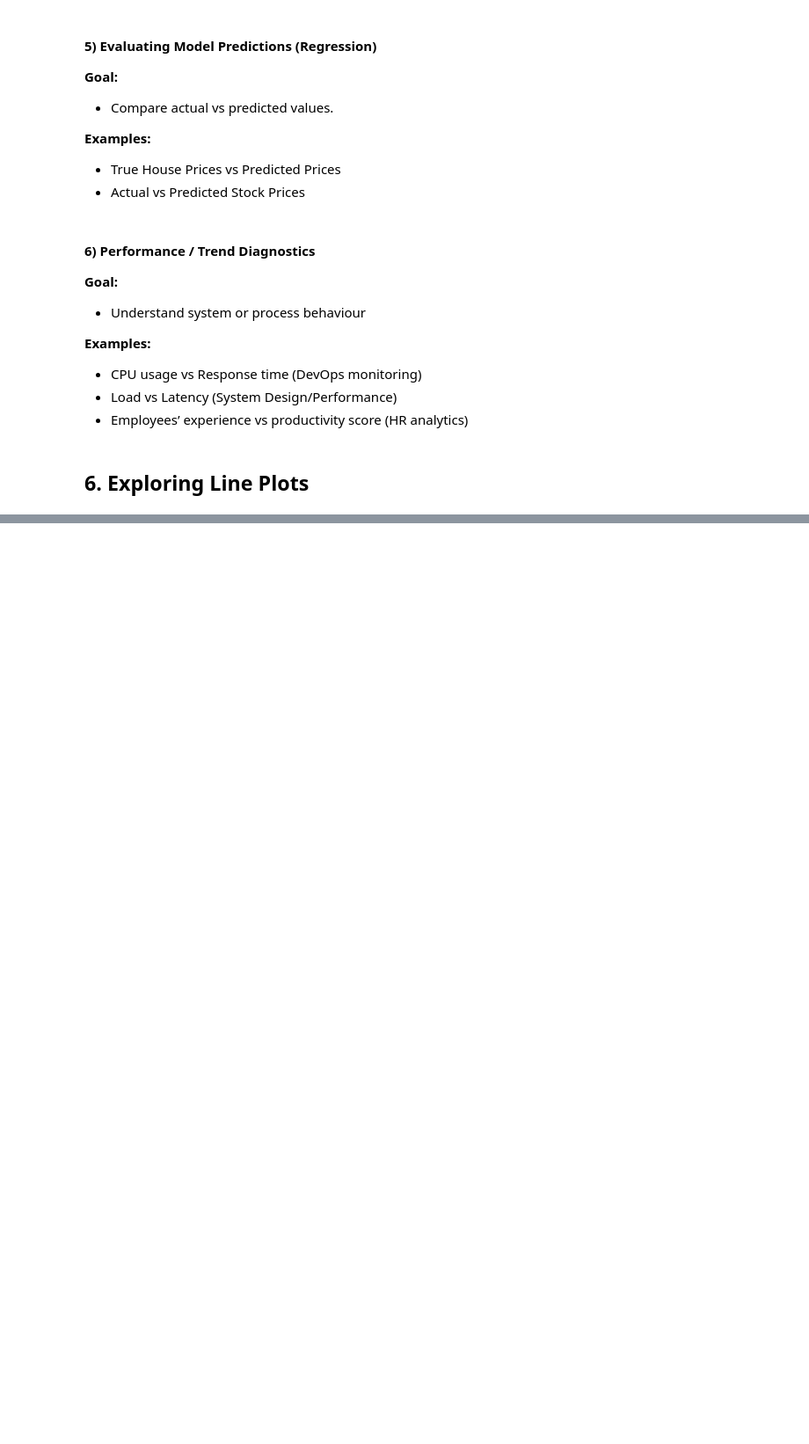
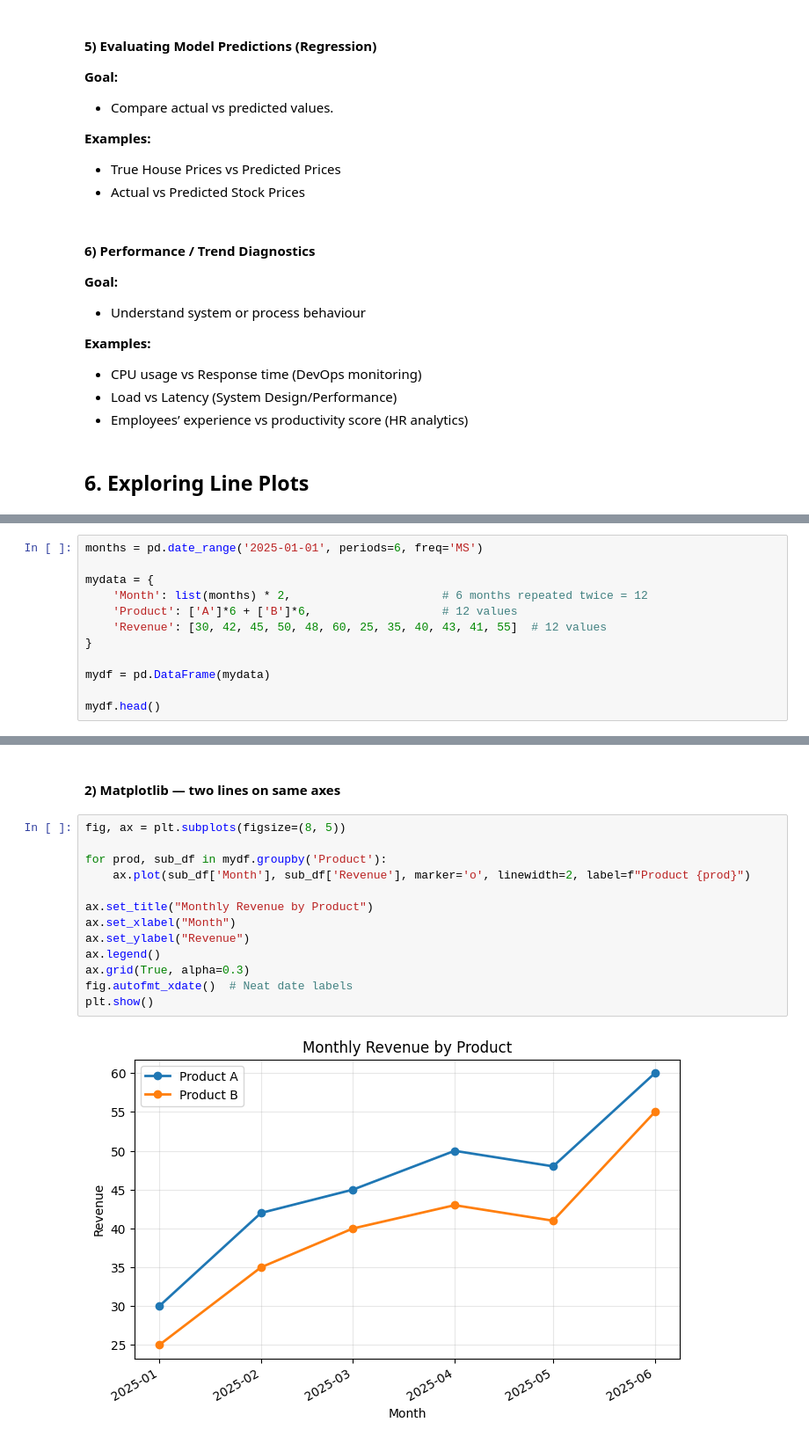
Before and after one commit to pravinsinghmanh/python-lib, a Jupyter notebook: 3. Exploring Matplotlib and Seaborn.ipynb, the cells around one changed output, grey strips where cells are left out. Shown at 88% size. Cells and saved outputs as stored; diff of their text form; blank space fills up the shorter version.

```diff
--- a/3. Exploring Matplotlib and Seaborn.ipynb
+++ b/3. Exploring Matplotlib and Seaborn.ipynb
@@ -1146,0 +1239,12 @@ plt.show()
+# %%
+months = pd.date_range('2025-01-01', periods=6, freq='MS')
+
+mydata = {
+    'Month': list(months) * 2,                      # 6 months repeated twice = 12
+    'Product': ['A']*6 + ['B']*6,                   # 12 values
+    'Revenue': [30, 42, 45, 50, 48, 60, 25, 35, 40, 43, 41, 55]  # 12 values
+}
+
+mydf = pd.DataFrame(mydata)
+
+mydf.head()
@@ -1146,0 +1258,17 @@ plt.show()
+# %% [markdown]
+#### **2) Matplotlib — two lines on same axes**
+# %%
+fig, ax = plt.subplots(figsize=(8, 5))
+
+for prod, sub_df in mydf.groupby('Product'):
+    ax.plot(sub_df['Month'], sub_df['Revenue'], marker='o', linewidth=2, label=f"Product {prod}")
+
+ax.set_title("Monthly Revenue by Product")
+ax.set_xlabel("Month")
+ax.set_ylabel("Revenue")
+ax.legend()
+ax.grid(True, alpha=0.3)
+fig.autofmt_xdate()  # Neat date labels
+plt.show()
+# %% [output]
+[figure, added]
```
Also changed, not shown: parts of 74 cells of this notebook, 1 other file.
